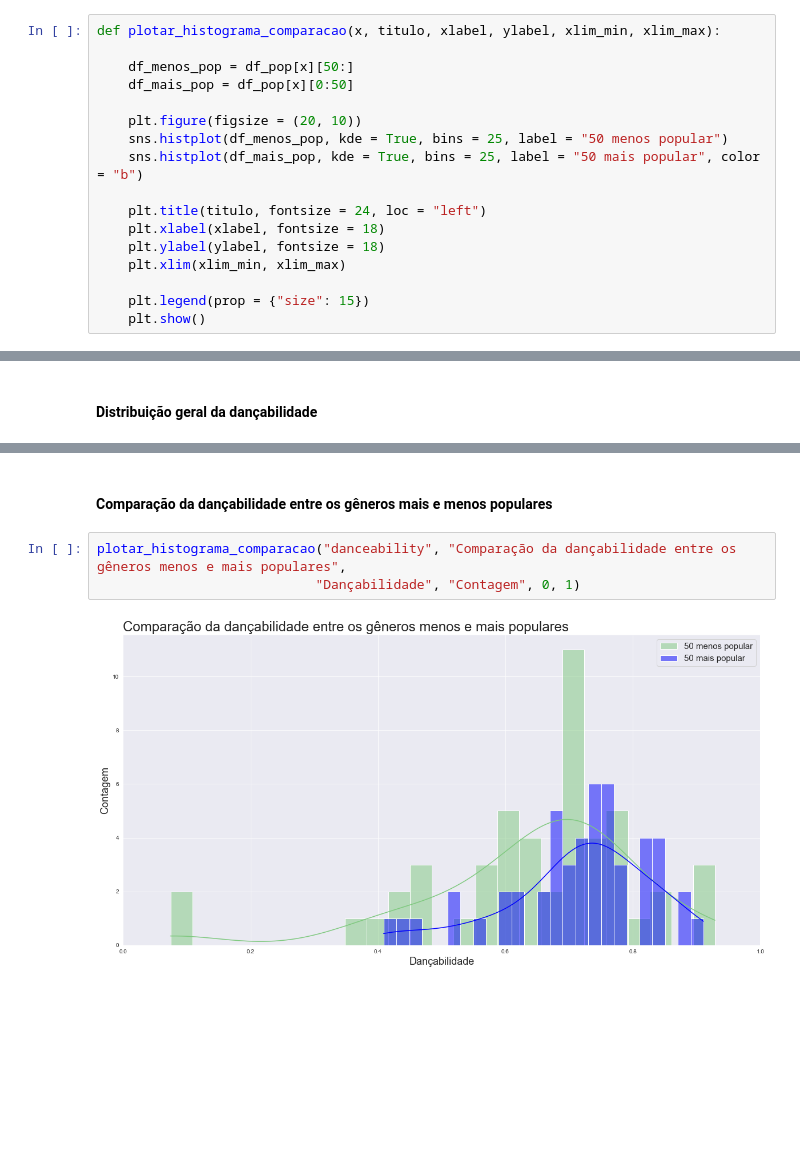
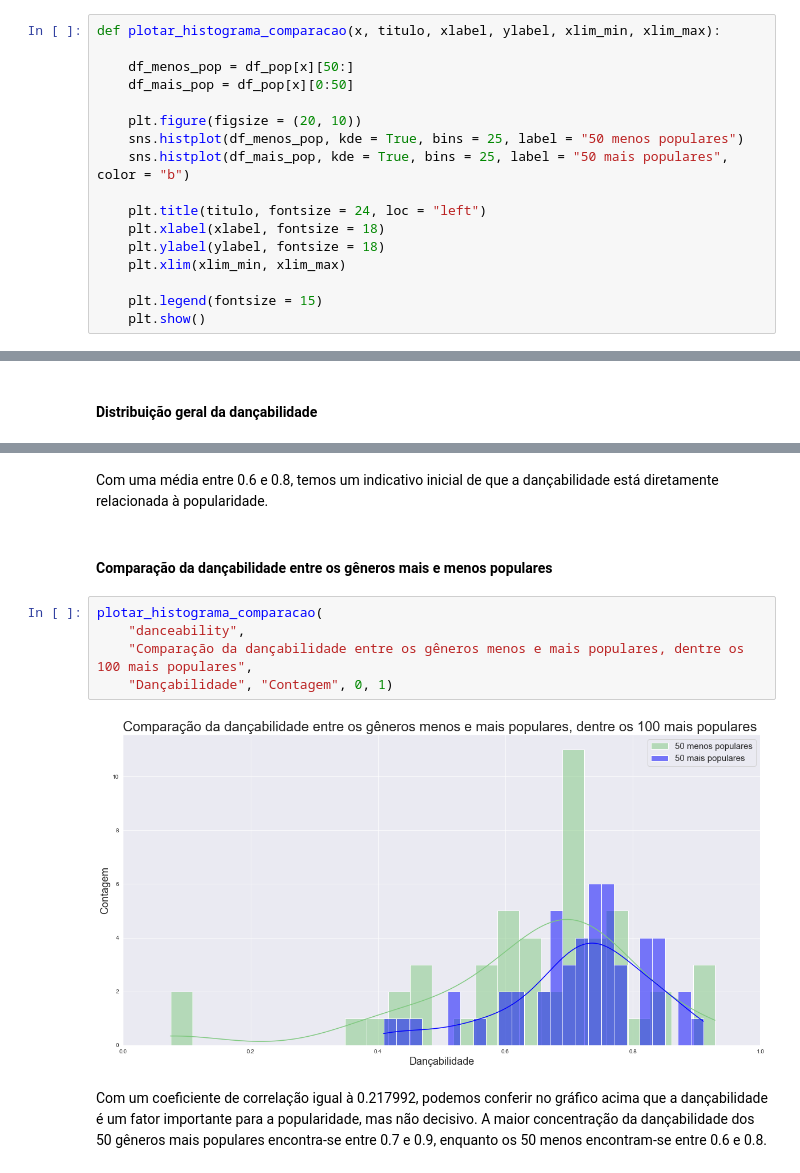
Before and after one commit to RafaelxFernandes/Analise-Spotify, a Jupyter notebook: Analise-Spotify.ipynb, the cells around one changed output, grey strips where cells are left out. Cells and saved outputs as stored; diff of their text form; blank space fills up the shorter version.

```diff
--- a/Analise-Spotify.ipynb
+++ b/Analise-Spotify.ipynb
@@ -97,15 +118,15 @@ def plotar_histograma_comparacao(x, titulo, xlabel, ylabel, xlim_min, xlim_max):
     df_mais_pop = df_pop[x][0:50]
 
     plt.figure(figsize = (20, 10))
-    sns.histplot(df_menos_pop, kde = True, bins = 25, label = "50 menos popular")
-    sns.histplot(df_mais_pop, kde = True, bins = 25, label = "50 mais popular", color = "b")
+    sns.histplot(df_menos_pop, kde = True, bins = 25, label = "50 menos populares")
+    sns.histplot(df_mais_pop, kde = True, bins = 25, label = "50 mais populares", color = "b")
 
     plt.title(titulo, fontsize = 24, loc = "left")
     plt.xlabel(xlabel, fontsize = 18)
     plt.ylabel(ylabel, fontsize = 18)
     plt.xlim(xlim_min, xlim_max)
 
-    plt.legend(prop = {"size": 15})
+    plt.legend(fontsize = 15)
     plt.show()
 # %% [markdown]
 ### Análise do volume
@@ -151,7 +207,13 @@ plotar_histograma_unico(df_pop, "danceability", "Distribuição da Dançabilidad
+# %% [markdown]
+Com uma média entre 0.6 e 0.8, temos um indicativo inicial de que a dançabilidade está diretamente relacionada à popularidade.
 # %% [markdown]
 #### Comparação da dançabilidade entre os gêneros mais e menos populares
 # %%
-plotar_histograma_comparacao("danceability", "Comparação da dançabilidade entre os gêneros menos e mais populares",
-                            "Dançabilidade", "Contagem", 0, 1)
+plotar_histograma_comparacao(
+    "danceability",
+    "Comparação da dançabilidade entre os gêneros menos e mais populares, dentre os 100 mais populares",
+    "Dançabilidade", "Contagem", 0, 1)
 # %% [output]
-[figure, old version]
+[figure, new version]
+# %% [markdown]
+Com um coeficiente de correlação igual à 0.217992, podemos conferir no gráfico acima que a dançabilidade é um fator importante para a popularidade, mas não decisivo. A maior concentração da dançabilidade dos 50 gêneros mais populares encontra-se entre 0.7 e 0.9, enquanto os 50 menos encontram-se entre 0.6 e 0.8.
```
Also changed, not shown: parts of 21 cells of this notebook.
